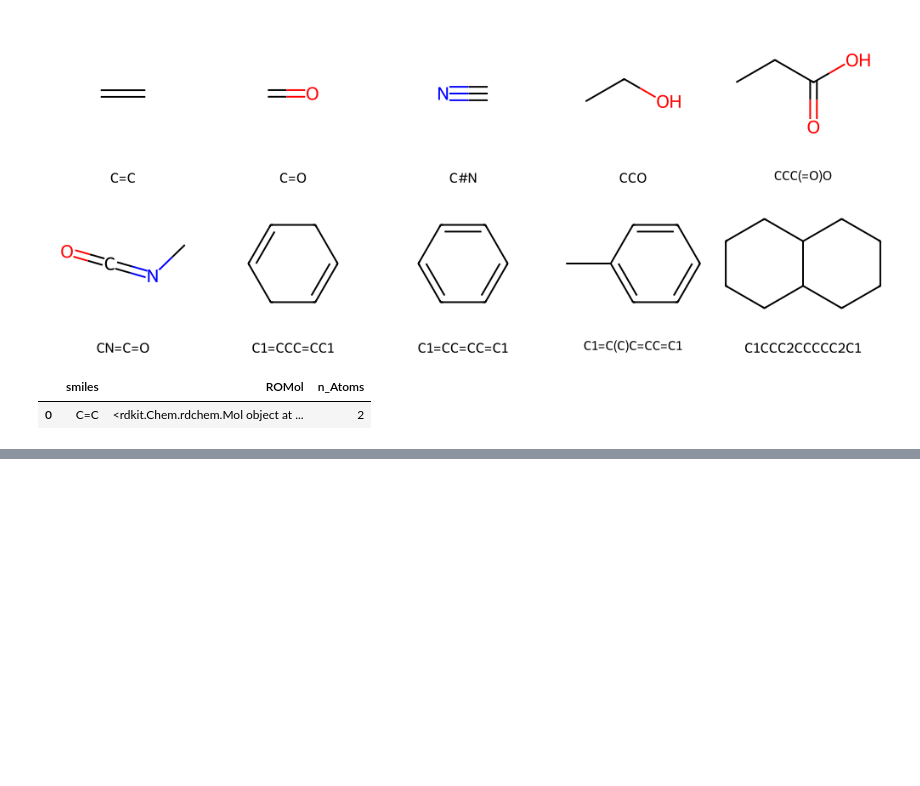
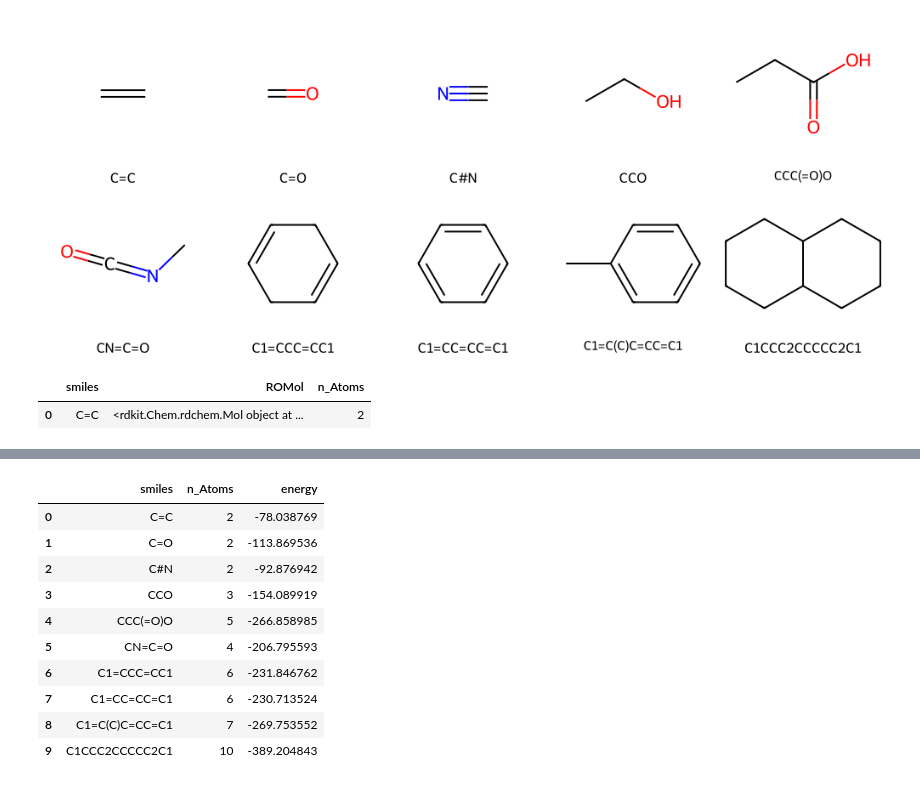
Before and after one commit to harshaven415/comp-lab-class-2023, a Jupyter notebook: Week11/energy_table.ipynb, the cells around one changed output, grey strips where cells are left out. Cells and saved outputs as stored; diff of their text form; code cells hidden in the pictures; blank space fills up the shorter version.

```diff
--- a/Week11/energy_table.ipynb
+++ b/Week11/energy_table.ipynb
@@ -56,0 +66,12 @@ KeyError: "['ROMol'] not found in axis"
+# %%
+#Next, we will use psikit to compute the optimized energy from each molecule
+
+energy = []
+from psikit import Psikit
+
+pk = Psikit(debug=True, threads=1, memory=12)
+
+for i in data['smiles']:
+    pk.read_from_smiles(i)
+    %time pk.optimize()
+    energy.append(pk.optimize())
@@ -56,0 +109,21 @@ KeyError: "['ROMol'] not found in axis"
+# %%
+#Now, we will add the energy array to pandas
+
+import numpy as np
+
+energy = np.array(energy)
+data['energy']=energy.tolist()
+# %%
+data
+# %% [output]
+|  | smiles | n_Atoms | energy |
+| 0 | C=C | 2 | -78.038769 |
+| 1 | C=O | 2 | -113.869536 |
+| 2 | C#N | 2 | -92.876942 |
+| 3 | CCO | 3 | -154.089919 |
+| 4 | CCC(=O)O | 5 | -266.858985 |
+| 5 | CN=C=O | 4 | -206.795593 |
+| 6 | C1=CCC=CC1 | 6 | -231.846762 |
+| 7 | C1=CC=CC=C1 | 6 | -230.713524 |
+| 8 | C1=C(C)C=CC=C1 | 7 | -269.753552 |
+| 9 | C1CCC2CCCCC2C1 | 10 | -389.204843 |
```
Also changed, not shown: parts of 3 cells of this notebook, 36 other files.
